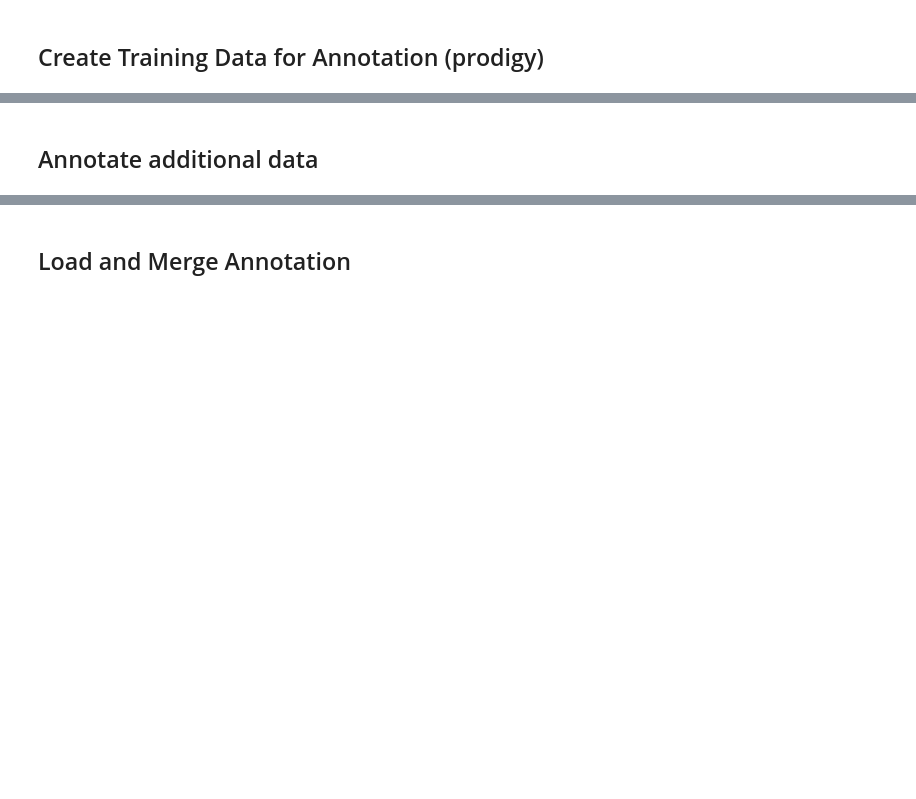
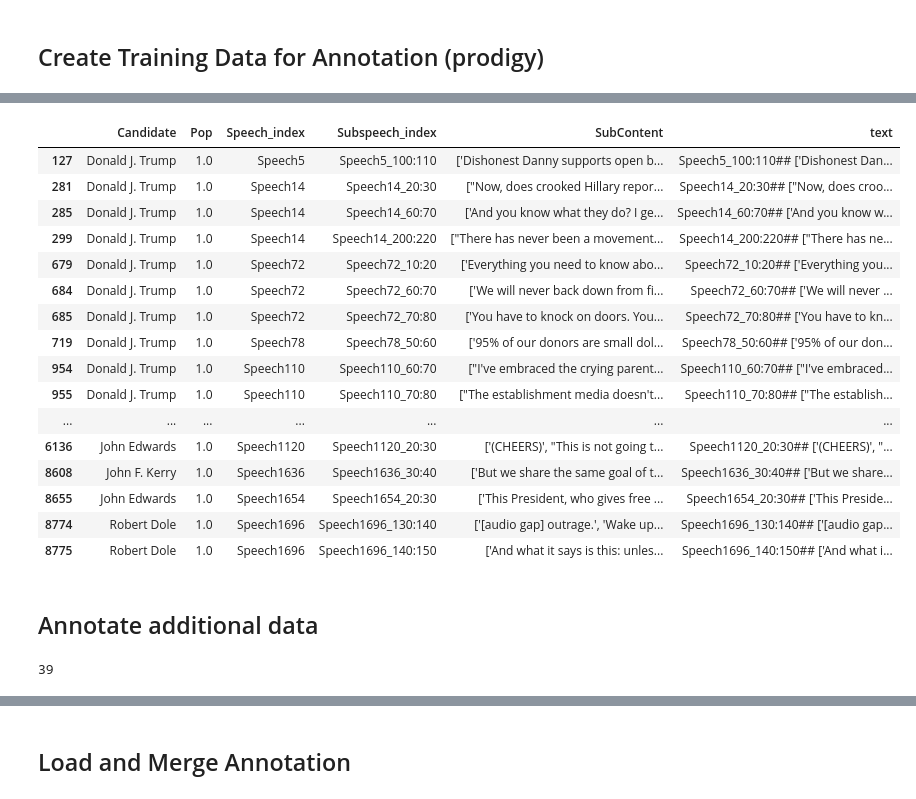
Before and after one commit to YaoyaoDai/PopulistCampaignMeasurement, a Jupyter notebook: TrainingDataPrep.ipynb, the cells around one changed output, grey strips where cells are left out. Drawn from its saved outputs; the diff is of its cells as text; code cells hidden in the pictures; blank space fills up the shorter version.

```diff
--- a/TrainingDataPrep.ipynb
+++ b/TrainingDataPrep.ipynb
@@ -107,0 +119,11 @@ subspeech_sample.to_csv('subspeech_sample.csv')
+# %%
+coded_data = SubSpeech.loc[SubSpeech['Pop'].isin([0,1])]
+# %%
+coder2_index = list(np.random.choice(coded_data.Subspeech_index[coded_data.Pop==1], 20, replace=False)) + list(
+    np.random.choice(coded_data.Subspeech_index[coded_data.Pop==0], 30, replace=False))
+# %%
+coder2_sample = SubSpeech[['Candidate','Pop','Speech_index', 'Subspeech_index','SubContent']].loc[
+    SubSpeech.Subspeech_index.isin(coder2_index)]
+# %%
+coder2_sample['text'] = [coder2_sample.Subspeech_index[i] + '## ' + ''.join(coder2_sample.SubContent[i])
+                           for i in coder2_sample.Subspeech_index.index]
@@ -108,3 +132,23 @@ subspeech_sample.to_csv('subspeech_sample.csv')
+# %%
+coder2_sample[coder2_sample.Pop==1]
+# %% [output]
+|  | Candidate | Pop | Speech_index | Subspeech_index | SubContent | text |
+| 127 | Donald J. Trump | 1.0 | Speech5 | Speech5_100:110 | ['Dishonest Danny supports open b... | Speech5_100:110## ['Dishonest Dan... |
+| 281 | Donald J. Trump | 1.0 | Speech14 | Speech14_20:30 | ["Now, does crooked Hillary repor... | Speech14_20:30## ["Now, does croo... |
+| 285 | Donald J. Trump | 1.0 | Speech14 | Speech14_60:70 | ['And you know what they do? I ge... | Speech14_60:70## ['And you know w... |
+| 299 | Donald J. Trump | 1.0 | Speech14 | Speech14_200:220 | ["There has never been a movement... | Speech14_200:220## ["There has ne... |
+| 679 | Donald J. Trump | 1.0 | Speech72 | Speech72_10:20 | ['Everything you need to know abo... | Speech72_10:20## ['Everything you... |
+| 684 | Donald J. Trump | 1.0 | Speech72 | Speech72_60:70 | ['We will never back down from fi... | Speech72_60:70## ['We will never ... |
+| 685 | Donald J. Trump | 1.0 | Speech72 | Speech72_70:80 | ['You have to knock on doors. You... | Speech72_70:80## ['You have to kn... |
+| 719 | Donald J. Trump | 1.0 | Speech78 | Speech78_50:60 | ['95% of our donors are small dol... | Speech78_50:60## ['95% of our don... |
+| 954 | Donald J. Trump | 1.0 | Speech110 | Speech110_60:70 | ["I've embraced the crying parent... | Speech110_60:70## ["I've embraced... |
+| 955 | Donald J. Trump | 1.0 | Speech110 | Speech110_70:80 | ["The establishment media doesn't... | Speech110_70:80## ["The establish... |
+| ... | ... | ... | ... | ... | ... | ... |
+| 6136 | John Edwards | 1.0 | Speech1120 | Speech1120_20:30 | ['(CHEERS)', "This is not going t... | Speech1120_20:30## ['(CHEERS)', "... |
+| 8608 | John F. Kerry | 1.0 | Speech1636 | Speech1636_30:40 | ['But we share the same goal of t... | Speech1636_30:40## ['But we share... |
+| 8655 | John Edwards | 1.0 | Speech1654 | Speech1654_20:30 | ['This President, who gives free ... | Speech1654_20:30## ['This Preside... |
+| 8774 | Robert Dole | 1.0 | Speech1696 | Speech1696_130:140 | ['[audio gap] outrage.', 'Wake up... | Speech1696_130:140## ['[audio gap... |
+| 8775 | Robert Dole | 1.0 | Speech1696 | Speech1696_140:150 | ['And what it says is this: unles... | Speech1696_140:150## ['And what i... |
 # %% [markdown]
 ## Annotate additional data
 # %%
@@ -111,0 +169,4 @@ subspeech_sample.to_csv('subspeech_sample.csv')
+# %%
+len(subspeech_sample.Subspeech_index)
+# %% [output]
+39
```
Also changed, not shown: parts of 27 cells of this notebook, 1 other file.
